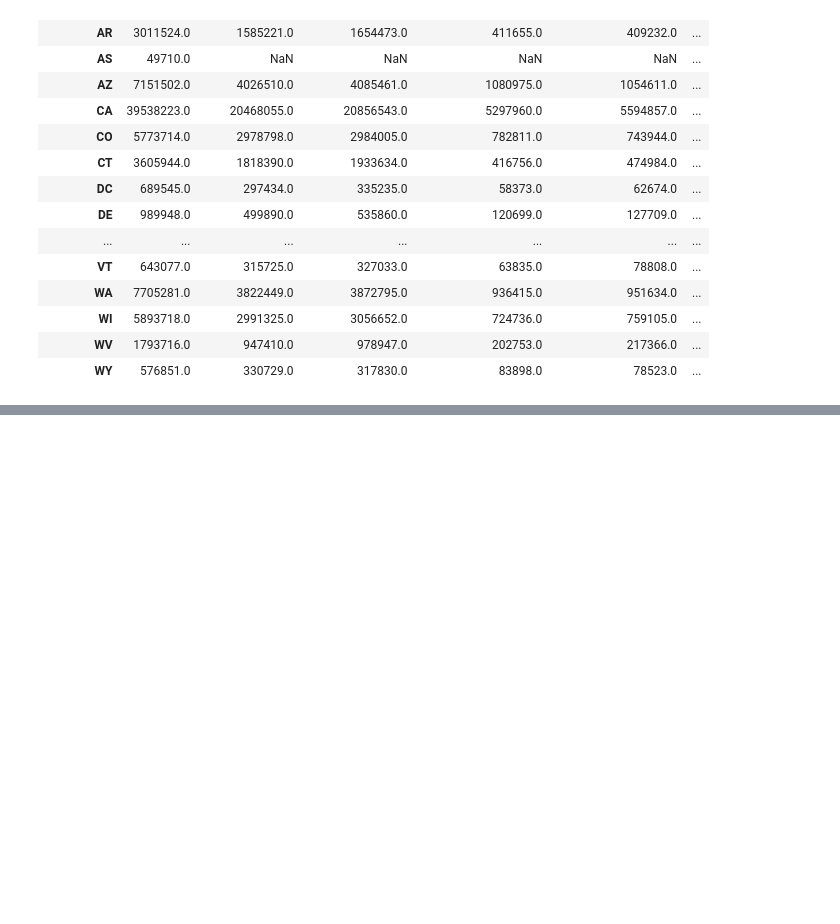
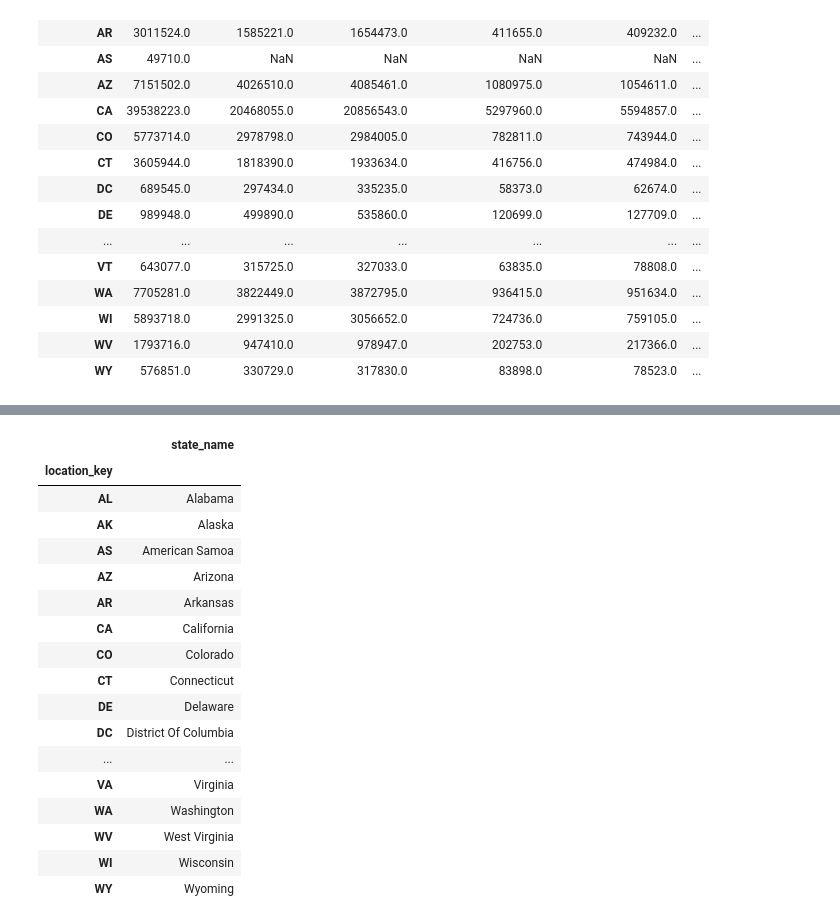
Before and after one commit to andrewjmack/covid-data-visualization, a Jupyter notebook: Covid_cleaning.ipynb, the cells around one changed output, grey strips where cells are left out. Cells and saved outputs as stored; diff of their text form; code cells hidden in the pictures; blank space fills up the shorter version.

```diff
--- a/Covid_cleaning.ipynb
+++ b/Covid_cleaning.ipynb
@@ -315,0 +403,22 @@ us_demo_cleaned.to_csv('US_demo_cleaned.csv')
+# %%
+states_cleaned_df = states_df.set_index(['location_key'])
+states_cleaned_df
+# %% [output]
+|  | state_name |
+| location_key |  |
+| AL | Alabama |
+| AK | Alaska |
+| AS | American Samoa |
+| AZ | Arizona |
+| AR | Arkansas |
+| CA | California |
+| CO | Colorado |
+| CT | Connecticut |
+| DE | Delaware |
+| DC | District Of Columbia |
+| ... | ... |
+| VA | Virginia |
+| WA | Washington |
+| WV | West Virginia |
+| WI | Wisconsin |
+| WY | Wyoming |
```
Also changed, not shown: parts of 4 cells of this notebook, 1 other file.
